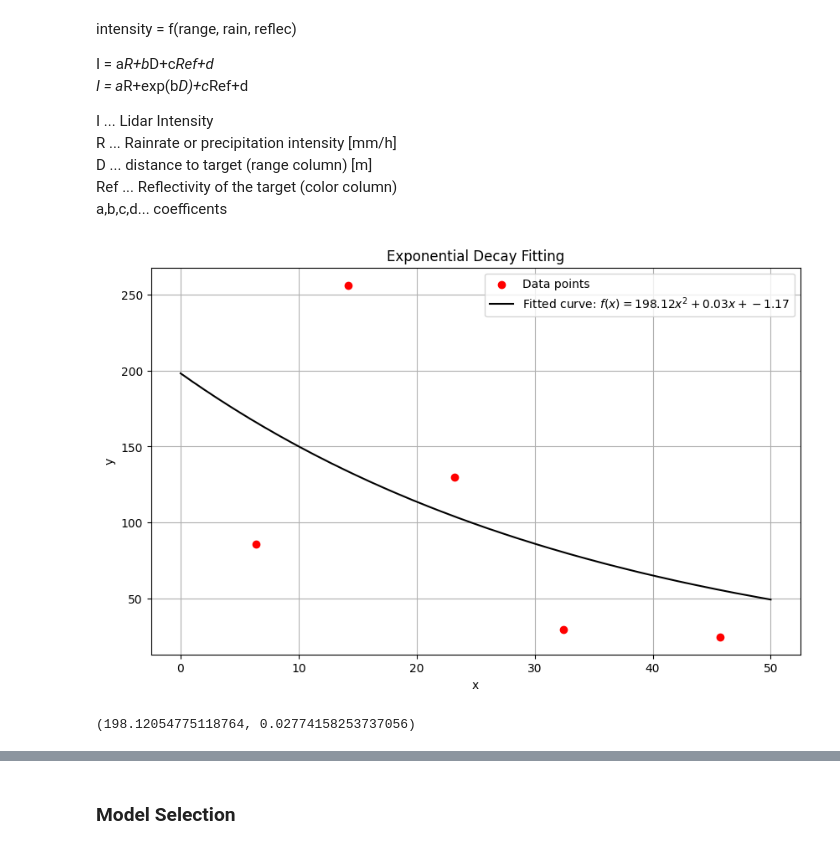
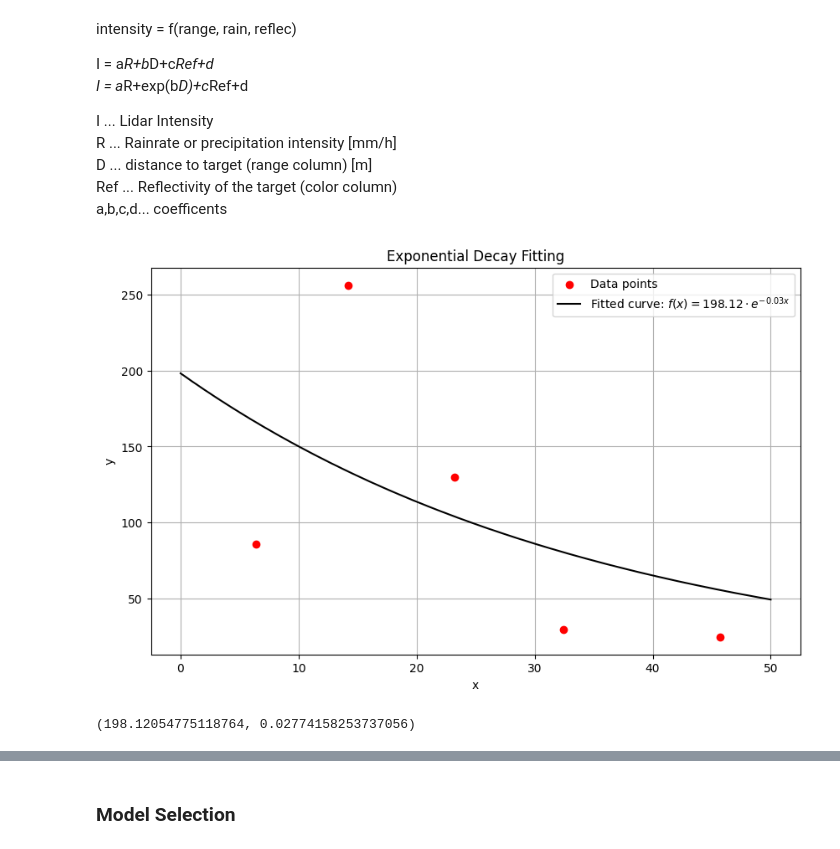
Before and after one commit to MOLISENS-MOSEP/analysis.mosep-analysis, a Jupyter notebook: notebooks/model_intensity_reduction.ipynb, the cells around one changed output, grey strips where cells are left out. Saved outputs shown, nothing was run; the diff lists cells and outputs as text; code cells hidden in the pictures.

```diff
--- a/notebooks/model_intensity_reduction.ipynb
+++ b/notebooks/model_intensity_reduction.ipynb
@@ -176,35 +175,35 @@ y_data = np.array([86, 256, 130, 30, 25])
 
 
 # Define the exponential decay function
 def exp_decay(x, a, b):
     return a * np.exp(-b * x)
 
 
 # Perform the curve fitting
 params, params_covariance = curve_fit(exp_decay, x_data, y_data, p0=[100, 0.1])
 
 # Extract the parameters
 a, b = params
 
 # Generate fitted data for plotting
 x_fit = np.linspace(0, 50, 400)
 y_fit = exp_decay(x_fit, a, b)
 
 # Plot the data points and the fitted curve
 plt.figure(figsize=(10, 6))
 plt.scatter(x_data, y_data, color="red", label="Data points")
-plt.plot(x_fit, y_fit, label=f"Fitted curve: $f(x) = {a:.2f}x^2 + {b:.2f}x + {c:.2f}$", color="black")
+plt.plot(x_fit, y_fit, label=f"Fitted curve: $f(x) = {a:.2f} \cdot e^{{-{b:.2f} x}}$", color="black")
 plt.title("Exponential Decay Fitting")
 plt.xlabel("x")
 plt.ylabel("y")
 plt.legend()
 plt.grid(True)
 plt.show()
 
 # Display the fitted parameters
 a, b
 # %% [output]
-[figure, old version]
+[figure, new version]
 (198.12054775118764, 0.02774158253737056)
 # %%
 # Test model and initial parameters
```
Also changed, not shown: parts of 9 cells of this notebook, 1 other file.
